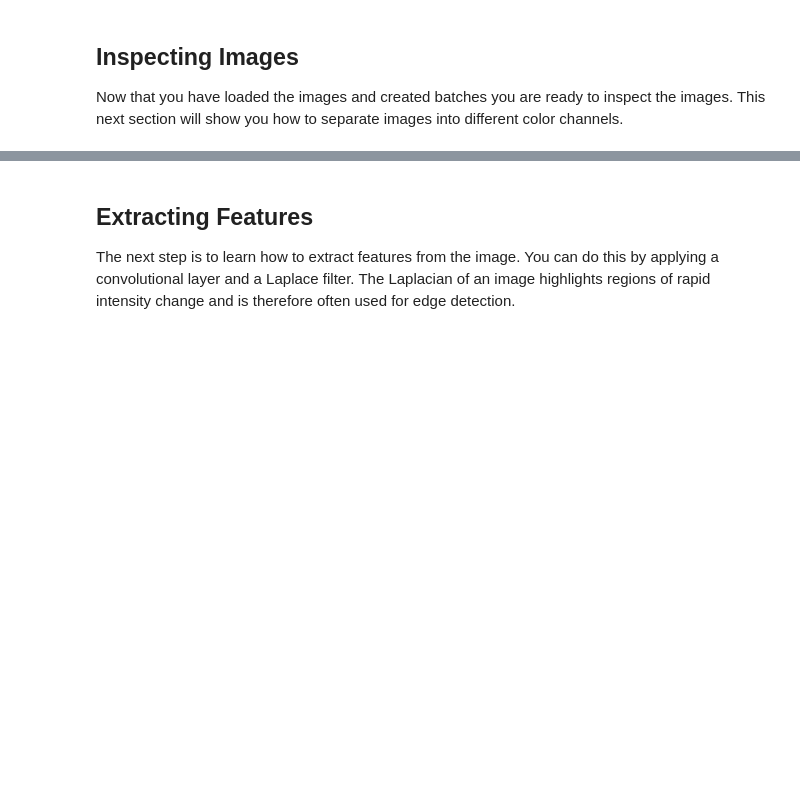
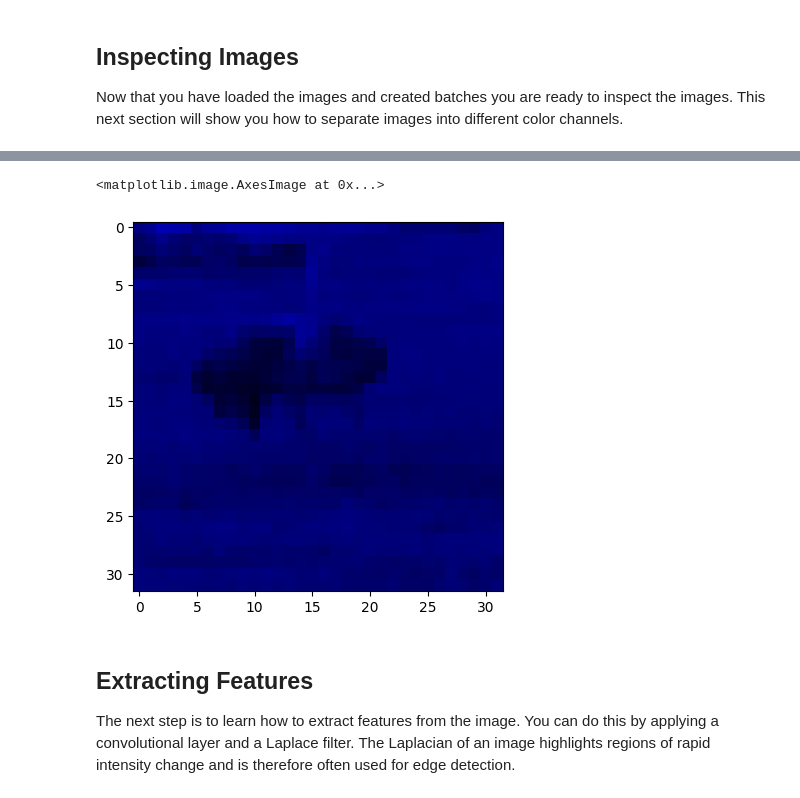
Before and after one commit to ablank74/ITAI-2376, a Jupyter notebook: aws-notebooks/AWS Module3 Lab1/SageMaker/MLUDTI-EN-M3-Lab1.ipynb, the cells around one changed output, grey strips where cells are left out. Saved outputs shown, nothing was run; the diff lists cells and outputs as text; code cells hidden in the pictures; blank space fills up the shorter version.

```diff
--- a/aws-notebooks/AWS Module3 Lab1/SageMaker/MLUDTI-EN-M3-Lab1.ipynb
+++ b/aws-notebooks/AWS Module3 Lab1/SageMaker/MLUDTI-EN-M3-Lab1.ipynb
@@ -192,10 +233,18 @@ plt.imshow(green)
 # %%
 # Zero out the correct channels to see an image with blue hues
 ########## CODE HERE ###############
+blue = image.permute(1, 2, 0).detach().clone()
 
+blue[:, :, 0] = 0
+blue[:, :, 1] = 0
+
+plt.imshow(blue)
 
 
 ########## END OF CODE ##########
+# %% [output]
+<matplotlib.image.AxesImage at 0x...>
+[figure, added]
 # %% [markdown]
 ## Extracting Features
 
```
Also changed, not shown: parts of 13 cells of this notebook, 18 other files.
